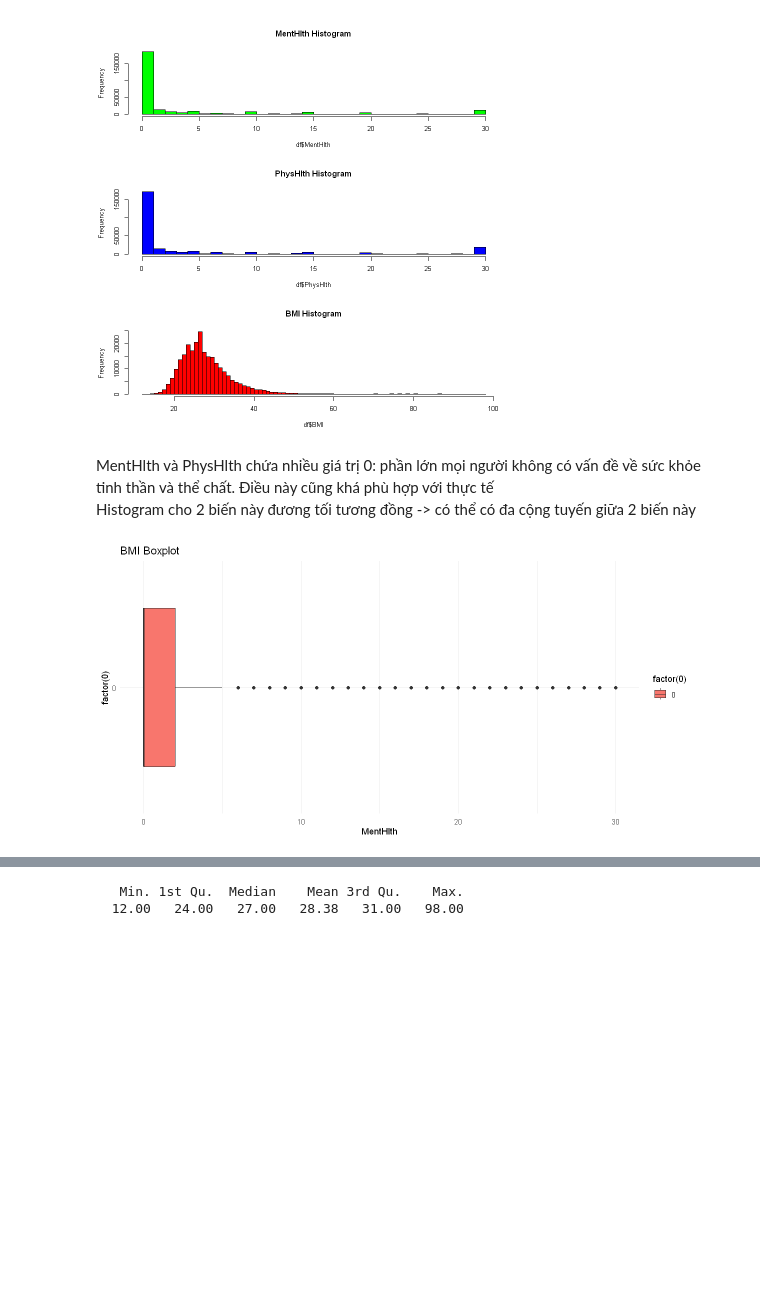
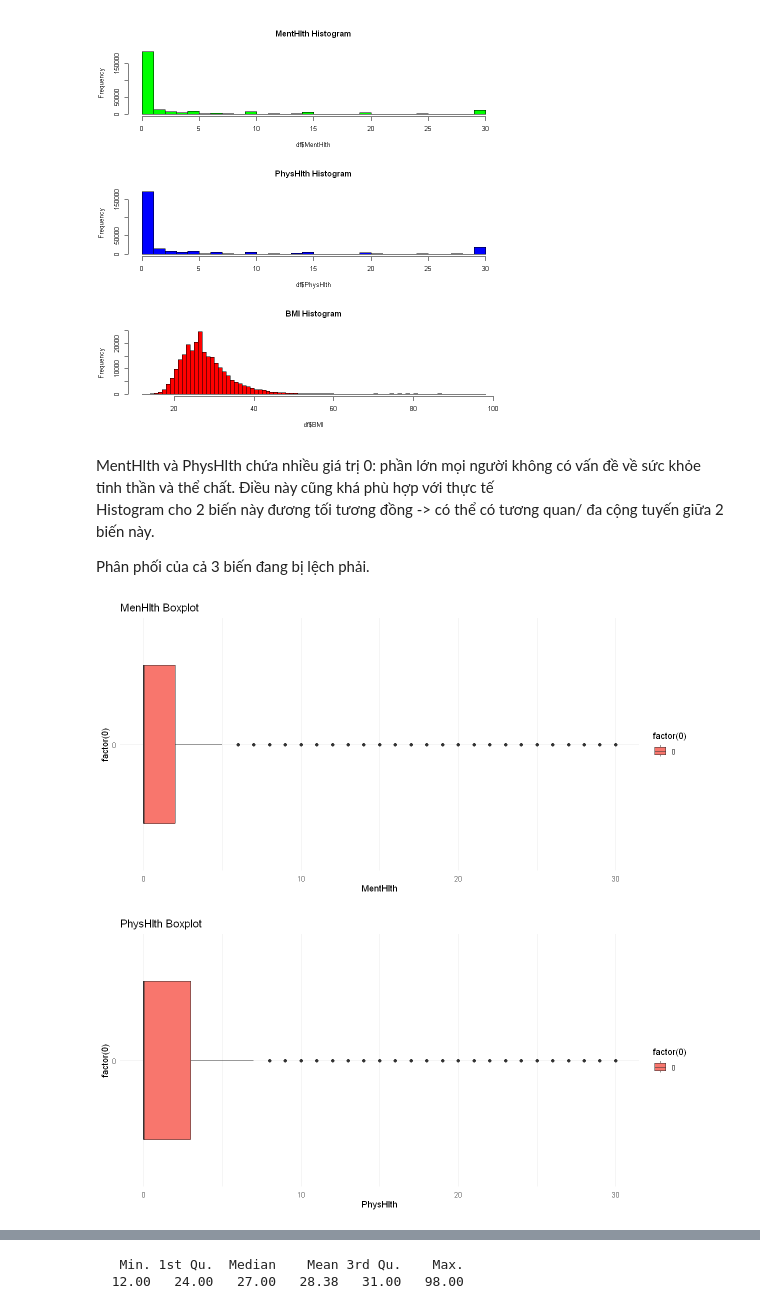
Before and after one commit to NgokNgo/Diabetes-Prediction, a Jupyter notebook: Rcode/EDA_r.ipynb, the cells around one changed output, grey strips where cells are left out. Drawn from its saved outputs; the diff is of its cells as text; code cells hidden in the pictures; blank space fills up the shorter version.

```diff
--- a/Rcode/EDA_r.ipynb
+++ b/Rcode/EDA_r.ipynb
@@ -6,7 +6,7 @@ library(tidyr)
 library(reshape2)
 library(corrplot)
 # %%
-df <- read_csv('diabetes_012_health_indicators_BRFSS2015.csv')
+df <- read_csv('data/diabetes_012_health_indicators_BRFSS2015.csv')
 head(df,10)
 # %% [output]
 Rows: 253680 Columns: 22
@@ -104,16 +106,23 @@ hist(df$BMI, breaks=84, col='red', main='BMI Histogram')
 [figure]
 # %% [markdown]
 MentHlth và PhysHlth chứa nhiều giá trị 0: phần lớn mọi người không có vấn đề về sức khỏe tinh thần và thể chất. Điều này cũng khá phù hợp với thực tế
-Histogram cho 2 biến này đương tối tương đồng -> có thể có đa cộng tuyến giữa 2 biến này
+Histogram cho 2 biến này đương tối tương đồng -> có thể có tương quan/ đa cộng tuyến giữa 2 biến này.
+
+Phân phối của cả 3 biến đang bị lệch phải.
 # %%
-# Increase the width of the plot
 options(repr.plot.width=10, repr.plot.height=5)
 
-# Boxplot for BMI with horizontal axis
 ggplot(df, aes(x = factor(0), y = MentHlth, fill= factor(0))) +
     geom_boxplot() +
-    labs(title = "BMI Boxplot") +
+    labs(title = "MenHlth Boxplot") +
     theme_minimal() +
     coord_flip()
+
+ggplot(df, aes(x = factor(0), y = PhysHlth, fill= factor(0))) +
+    geom_boxplot() +
+    labs(title = "PhysHlth Boxplot") +
+    theme_minimal() +
+    coord_flip()
 # %% [output]
-[figure, old version]
+[figure, new version]
+[figure, added]
```
Also changed, not shown: parts of 38 cells of this notebook, 6 other files.
